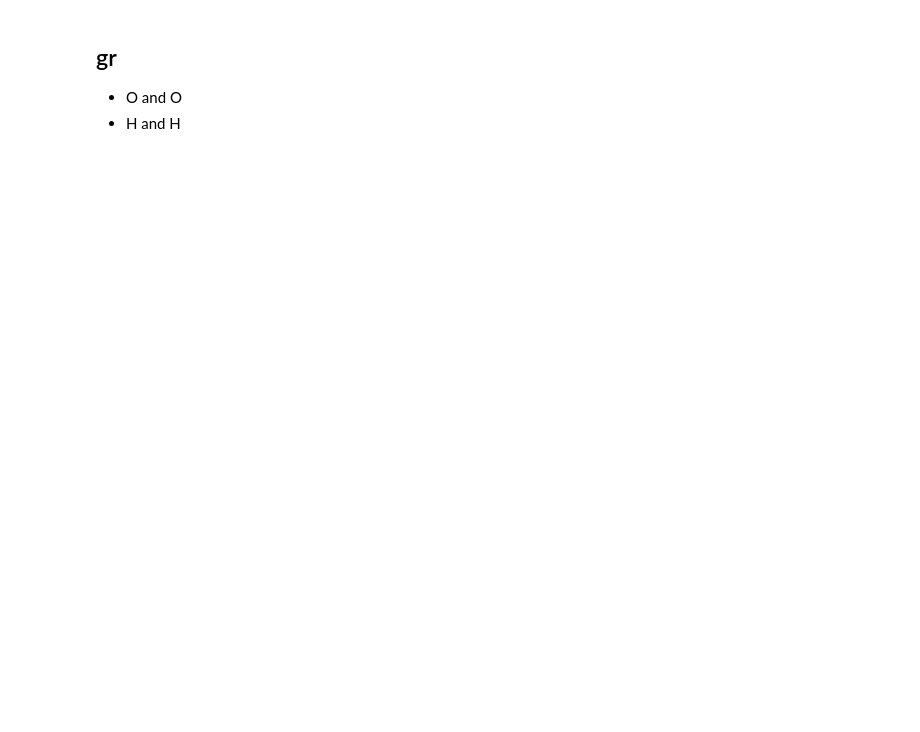
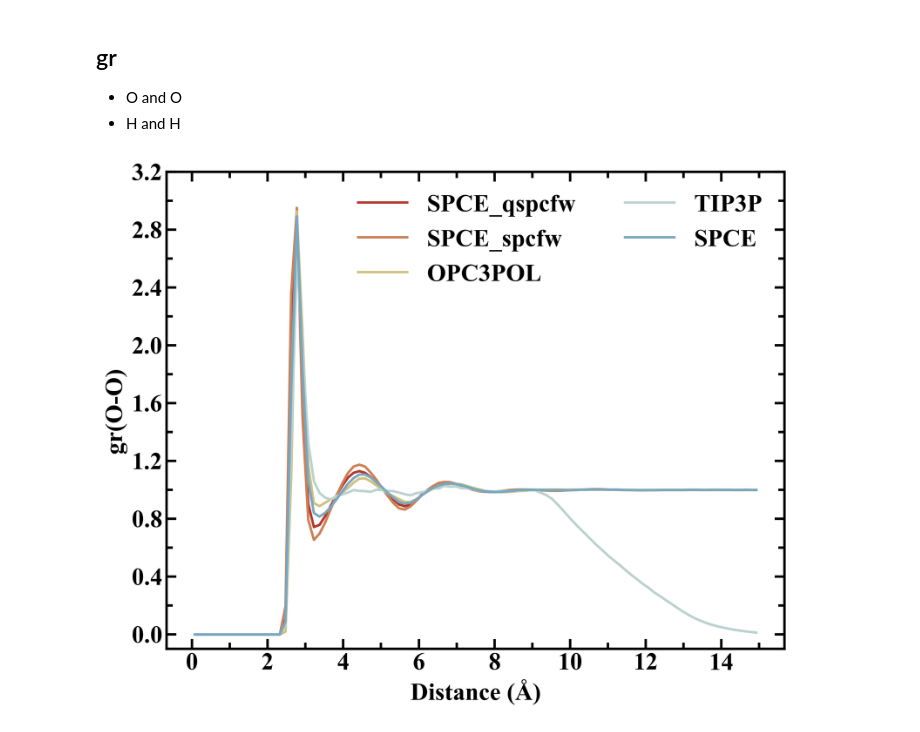
Before and after one commit to iawnix/WatAna, a Jupyter notebook: example/gr/Pure_Water_RDF.ipynb, the cells around one changed output. Cells and saved outputs as stored; diff of their text form; code cells hidden in the pictures; blank space fills up the shorter version.

```diff
--- a/example/gr/Pure_Water_RDF.ipynb
+++ b/example/gr/Pure_Water_RDF.ipynb
@@ -84,0 +83,22 @@ for k in track(config_s.keys()):
+# %%
+config_s["SPCE"]["fp_top"] ="/home/iaw/DATA2/wat_md/bulk_spce_rigid/nvt_200ps/model.prmtop"
+result_s["SPCE"]["fp_top"] ="/home/iaw/DATA2/wat_md/bulk_spce_rigid/nvt_200ps/model.prmtop"
+# %%
+k = "SPCE"
+i_trial = config_s[k]
+fp_ncdf = i_trial["fp_ncdf"]
+fp_top = i_trial["fp_top"]
+i_u = u = mda.Universe(fp_top
+                       ,fp_ncdf
+                       , dt = 0.0005, format= "NCDF"
+                       , topology_format="PRMTOP")
+bulk_wat_O_sele = "type OW"
+bulk_O_wat = i_u.select_atoms(bulk_wat_O_sele, updating=False)
+rdf_O = InterRDF(g1=bulk_O_wat, g2=bulk_O_wat, nbins=100, range=[0,15], norm="rdf",exclude_same="residue", verbose = True)
+rdf_O.run(start = i_trial["start_frame"], stop = i_trial["end_frame"], step = i_trial["step"])
+result_s[k]["result_OO"] = rdf_O
+bulk_wat_H_sele = "type HW"
+bulk_H_wat = i_u.select_atoms(bulk_wat_H_sele, updating=False)
+rdf_H = InterRDF(g1=bulk_H_wat, g2=bulk_H_wat, nbins=100, range=[0,15], norm="rdf",exclude_same="residue", verbose = True)
+rdf_H.run(start = i_trial["start_frame"], stop = i_trial["end_frame"], step = i_trial["step"])
+result_s[k]["result_HH"] = rdf_H
@@ -87,6 +127,7 @@ for k in track(config_s.keys()):
 - O and O
 - H and H
 # %%
+
 fig = plt.figure(figsize=(9,7), dpi=300)
 
 plt.rcParams["axes.labelweight"] ="bold"
@@ -108,37 +149,42 @@ ax1.spines['top'].set_linewidth(2)
 ax1.tick_params(which='major'          # 设置对主刻度和次刻度生效
                 ,bottom=True           # 底部坐标轴
                 ,top=True
                 ,left=True             # 左侧坐标轴
                 ,right=True
                 ,direction='in'       # 设置刻度线方向，'in' 表示朝内
                 ,width=2               # 设置刻度线粗细
                 ,length=8              # 设置长短
                 ,labelsize=20
                 )
 ax1.tick_params(which='minor'          # 设置对主刻度和次刻度生效
                 ,bottom=True           # 底部坐标轴
                 ,top=True
                 ,left=True             # 左侧坐标轴
                 ,right=True
                 ,direction='in'       # 设置刻度线方向，'in' 表示朝内
                 ,width=2               # 设置刻度线粗细
                 ,length=5              # 设置长短
                 ,labelsize=20
                 )
 ax1.xaxis.set_major_locator(ticker.MultipleLocator(2))
 ax1.xaxis.set_minor_locator(ticker.MultipleLocator(1))
 ax1.yaxis.set_major_locator(ticker.MultipleLocator(0.4))
 ax1.yaxis.set_minor_locator(ticker.MultipleLocator(0.2))
 
 ax1.set_xlabel("Distance (Å)")
-ax1.set_ylabel("gr")
-plt.plot(rdf_O.results.bins, rdf_O.results.rdf, alpha = 1,linewidth=2,color="green", linestyle = "-", label = "O-O")
-plt.plot(rdf_H.results.bins, rdf_H.results.rdf, alpha = 1,linewidth=2,color="blue", linestyle = "-", label = "H-H")
+ax1.set_ylabel("gr(O-O)")
+ax1.set_ylim([-0.1, 3.2])
+c_s = ["#b4372c", "#cd8056", "#cfc282", "#bbd2cf", "#78a8c2", "#406d9c"]
 
-plt.legend()
+plt.plot(result_s["SPCE_qspcfw"]["result_OO"].results.bins, result_s["SPCE_qspcfw"]["result_OO"].results.rdf, alpha = 1,linewidth=2,color=c_s[0], linestyle = "-", label = "SPCE_qspcfw")
+plt.plot(result_s["SPCE_spcfw"]["result_OO"].results.bins, result_s["SPCE_spcfw"]["result_OO"].results.rdf, alpha = 1,linewidth=2,color=c_s[1], linestyle = "-", label = "SPCE_spcfw")
+plt.plot(result_s["OPC3POL"]["result_OO"].results.bins, result_s["OPC3POL"]["result_OO"].results.rdf, alpha = 1,linewidth=2,color=c_s[2], linestyle = "-", label = "OPC3POL")
+plt.plot(result_s["TIP3P"]["result_OO"].results.bins, result_s["TIP3P"]["result_OO"].results.rdf, alpha = 1,linewidth=2,color=c_s[3], linestyle = "-", label = "TIP3P")
+plt.plot(result_s["SPCE"]["result_OO"].results.bins, result_s["SPCE"]["result_OO"].results.rdf, alpha = 1,linewidth=2,color=c_s[4], linestyle = "-", label = "SPCE")
 
-plt.savefig("./fig/1_gr_bulk.png")
 
-out = pd.DataFrame.from_dict({"bins_O":rdf_O.results.bins, "rdf_O":rdf_O.results.rdf, "bins_H":rdf_H.results.bins, "rdf_H":rdf_H.results.rdf})
+plt.legend(frameon=False, ncol=2)
 
-out.to_csv("./out/1_gr_bulk.csv",index=False)
+plt.savefig("./fig/OO.png")
+# %% [output]
+[figure, added]
```
Also changed, not shown: parts of 5 cells of this notebook, 4 other files.
